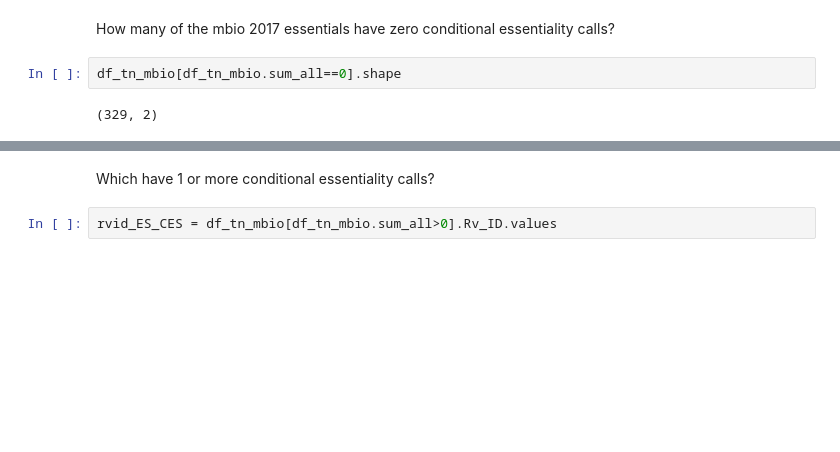
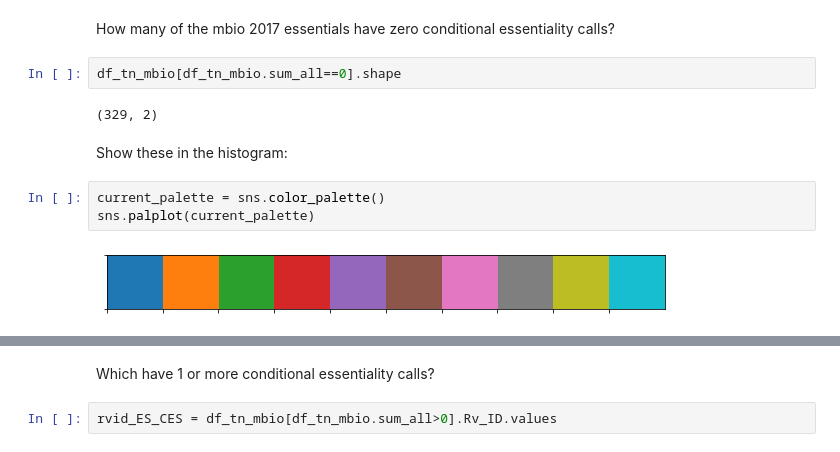
Before and after one commit to ajinich/mtb_tn_db, a Jupyter notebook: code/visualizations/Tn_library_stats.ipynb, the cells around one changed output, grey strips where cells are left out. Drawn from its saved outputs; the diff is of its cells as text; blank space fills up the shorter version.

```diff
--- a/code/visualizations/Tn_library_stats.ipynb
+++ b/code/visualizations/Tn_library_stats.ipynb
@@ -140,3 +124,10 @@ How many of the mbio 2017 essentials have zero conditional essentiality calls?
 df_tn_mbio[df_tn_mbio.sum_all==0].shape
 # %% [output]
 (329, 2)
+# %% [markdown]
+Show these in the histogram:
+# %%
+current_palette = sns.color_palette()
+sns.palplot(current_palette)
+# %% [output]
+[figure, added]
```
Also changed, not shown: parts of 4 cells of this notebook, 9 other files.
